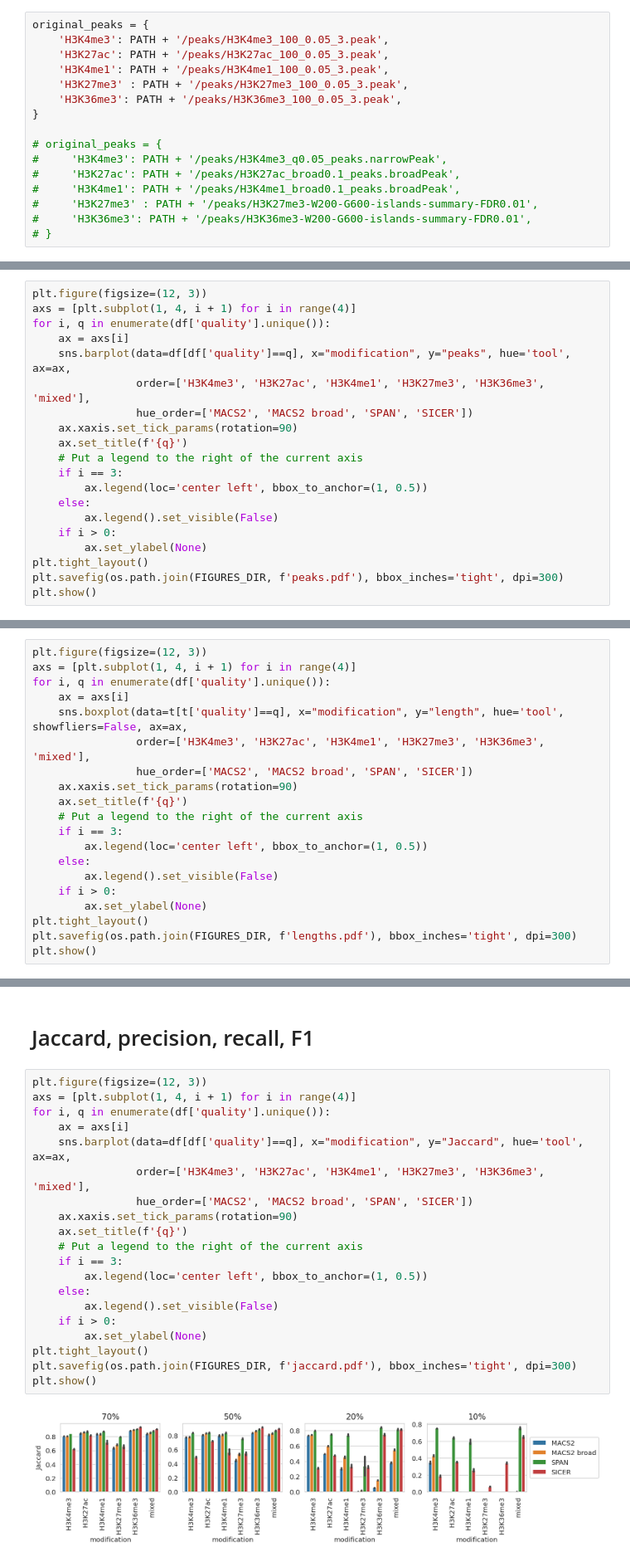
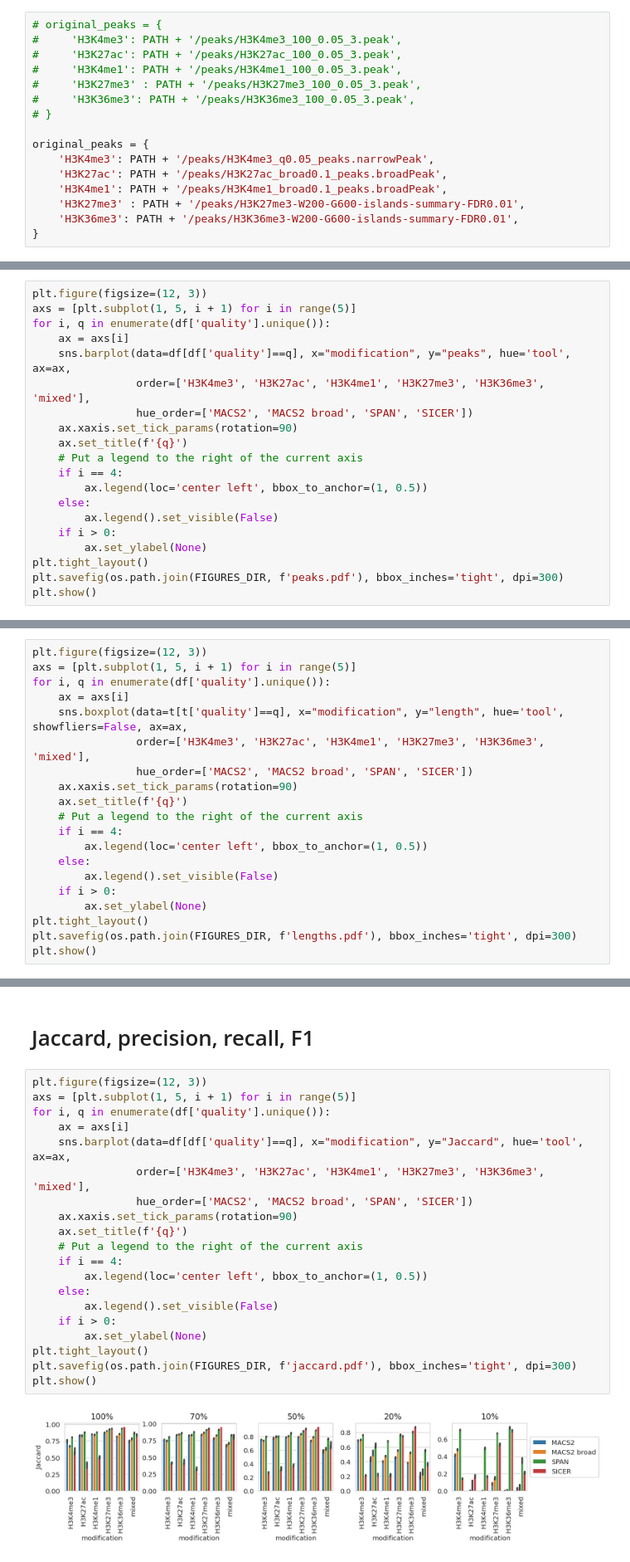
Before and after one commit to JetBrains-Research/peak-callers-analysis, a Jupyter notebook: 2023 - chips analysis.ipynb, the cells around one changed output, grey strips where cells are left out. Shown at 83% size. Saved outputs shown, nothing was run; the diff lists cells and outputs as text.

```diff
--- a/2023 - chips analysis.ipynb
+++ b/2023 - chips analysis.ipynb
@@ -101,21 +99,21 @@ def sorted_file(file):
     !cat {file} | sort -k1,1 -k2,2n > {ts}
     return ts
 # %%
+# original_peaks = {
+#     'H3K4me3': PATH + '/peaks/H3K4me3_100_0.05_3.peak',
+#     'H3K27ac': PATH + '/peaks/H3K27ac_100_0.05_3.peak',
+#     'H3K4me1': PATH + '/peaks/H3K4me1_100_0.05_3.peak',
+#     'H3K27me3' : PATH + '/peaks/H3K27me3_100_0.05_3.peak',
+#     'H3K36me3': PATH + '/peaks/H3K36me3_100_0.05_3.peak',
+# }
+
 original_peaks = {
-    'H3K4me3': PATH + '/peaks/H3K4me3_100_0.05_3.peak',
-    'H3K27ac': PATH + '/peaks/H3K27ac_100_0.05_3.peak',
-    'H3K4me1': PATH + '/peaks/H3K4me1_100_0.05_3.peak',
-    'H3K27me3' : PATH + '/peaks/H3K27me3_100_0.05_3.peak',
-    'H3K36me3': PATH + '/peaks/H3K36me3_100_0.05_3.peak',
+    'H3K4me3': PATH + '/peaks/H3K4me3_q0.05_peaks.narrowPeak',
+    'H3K27ac': PATH + '/peaks/H3K27ac_broad0.1_peaks.broadPeak',
+    'H3K4me1': PATH + '/peaks/H3K4me1_broad0.1_peaks.broadPeak',
+    'H3K27me3' : PATH + '/peaks/H3K27me3-W200-G600-islands-summary-FDR0.01',
+    'H3K36me3': PATH + '/peaks/H3K36me3-W200-G600-islands-summary-FDR0.01',
 }
-
-# original_peaks = {
-#     'H3K4me3': PATH + '/peaks/H3K4me3_q0.05_peaks.narrowPeak',
-#     'H3K27ac': PATH + '/peaks/H3K27ac_broad0.1_peaks.broadPeak',
-#     'H3K4me1': PATH + '/peaks/H3K4me1_broad0.1_peaks.broadPeak',
-#     'H3K27me3' : PATH + '/peaks/H3K27me3-W200-G600-islands-summary-FDR0.01',
-#     'H3K36me3': PATH + '/peaks/H3K36me3-W200-G600-islands-summary-FDR0.01',
-# }
 # %%
 import glob
 sampled_peaks = {}
@@ -356,6 +353,6 @@ plt.show()
 # %%
 plt.figure(figsize=(12, 3))
-axs = [plt.subplot(1, 4, i + 1) for i in range(4)]
+axs = [plt.subplot(1, 5, i + 1) for i in range(5)]
 for i, q in enumerate(df['quality'].unique()):
     ax = axs[i]
     sns.barplot(data=df[df['quality']==q], x="modification", y="peaks", hue='tool', ax=ax,
@@ -364,7 +361,7 @@ for i, q in enumerate(df['quality'].unique()):
     ax.xaxis.set_tick_params(rotation=90)
     ax.set_title(f'{q}')
     # Put a legend to the right of the current axis
-    if i == 3:
+    if i == 4:
         ax.legend(loc='center left', bbox_to_anchor=(1, 0.5))
     else:
         ax.legend().set_visible(False)
@@ -405,6 +402,6 @@ t
 # %%
 plt.figure(figsize=(12, 3))
-axs = [plt.subplot(1, 4, i + 1) for i in range(4)]
+axs = [plt.subplot(1, 5, i + 1) for i in range(5)]
 for i, q in enumerate(df['quality'].unique()):
     ax = axs[i]
     sns.boxplot(data=t[t['quality']==q], x="modification", y="length", hue='tool', showfliers=False, ax=ax,
@@ -413,7 +410,7 @@ for i, q in enumerate(df['quality'].unique()):
     ax.xaxis.set_tick_params(rotation=90)
     ax.set_title(f'{q}')
     # Put a legend to the right of the current axis
-    if i == 3:
+    if i == 4:
         ax.legend(loc='center left', bbox_to_anchor=(1, 0.5))
     else:
         ax.legend().set_visible(False)
@@ -428,26 +425,26 @@ plt.show()
 # Jaccard, precision, recall, F1
 # %%
 plt.figure(figsize=(12, 3))
-axs = [plt.subplot(1, 4, i + 1) for i in range(4)]
+axs = [plt.subplot(1, 5, i + 1) for i in range(5)]
 for i, q in enumerate(df['quality'].unique()):
     ax = axs[i]
     sns.barplot(data=df[df['quality']==q], x="modification", y="Jaccard", hue='tool', ax=ax,
                 order=['H3K4me3', 'H3K27ac', 'H3K4me1', 'H3K27me3', 'H3K36me3', 'mixed'],
                 hue_order=['MACS2', 'MACS2 broad', 'SPAN', 'SICER'])
     ax.xaxis.set_tick_params(rotation=90)
     ax.set_title(f'{q}')
     # Put a legend to the right of the current axis
-    if i == 3:
+    if i == 4:
         ax.legend(loc='center left', bbox_to_anchor=(1, 0.5))
     else:
         ax.legend().set_visible(False)
     if i > 0:
         ax.set_ylabel(None)
 plt.tight_layout()
 plt.savefig(os.path.join(FIGURES_DIR, f'jaccard.pdf'), bbox_inches='tight', dpi=300)
 plt.show()
 # %% [output]
-[figure, old version]
+[figure, new version]
 # %%
 plt.figure(figsize=(15, 3))
 axs = [plt.subplot(1, 6, i + 1) for i in range(6)]
```
Also changed, not shown: parts of 27 cells of this notebook, 1 other file.
